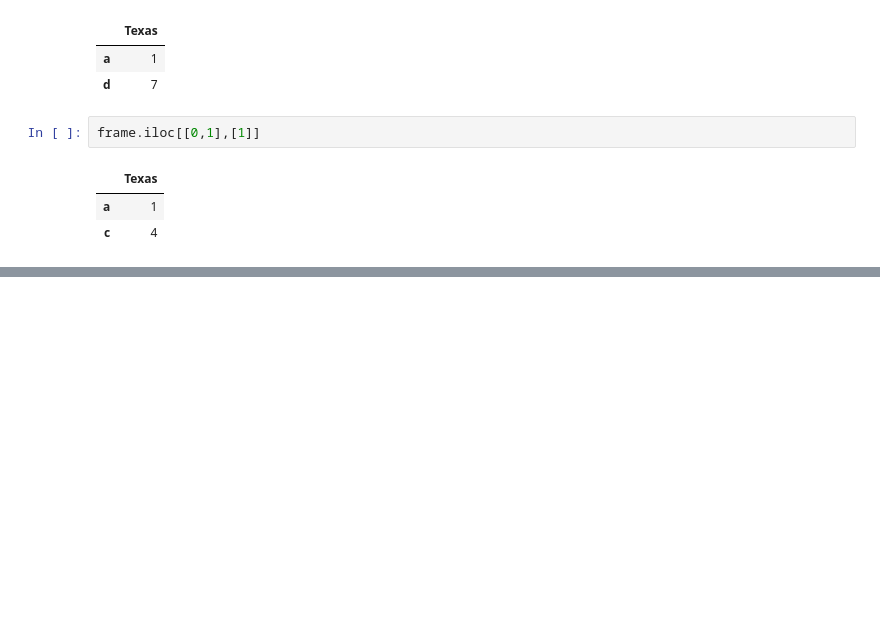
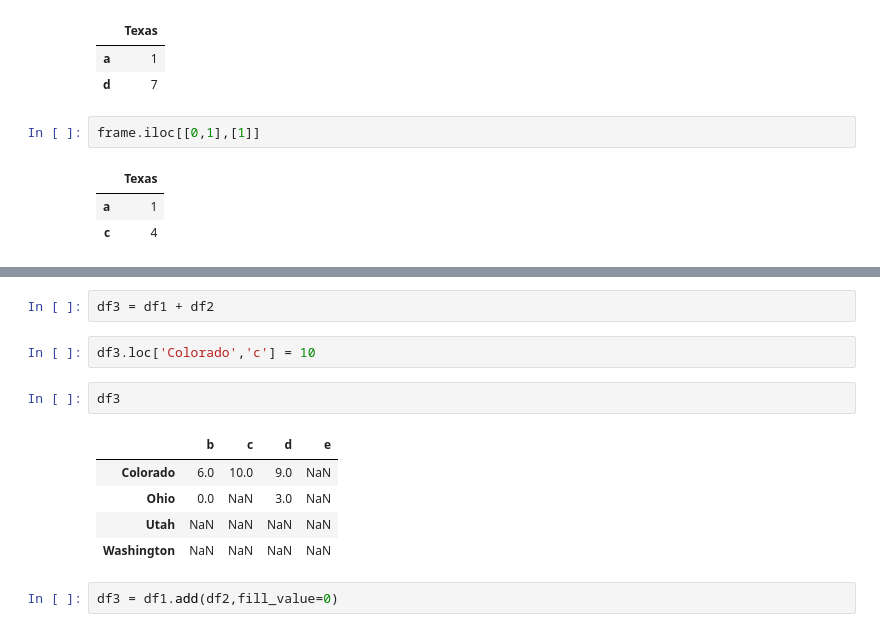
Before and after one commit to akshatkhatri/Python_data_analysis, a Jupyter notebook: Chapter5.ipynb, the cells around one changed output, grey strips where cells are left out. Saved outputs shown, nothing was run; the diff lists cells and outputs as text; blank space fills up the shorter version.

```diff
--- a/Chapter5.ipynb
+++ b/Chapter5.ipynb
@@ -178,0 +431,14 @@ frame.iloc[[0,1],[1]]
+# %%
+df3 = df1 + df2
+# %%
+df3.loc['Colorado','c'] = 10
+# %%
+df3
+# %% [output]
+|  | b | c | d | e |
+| Colorado | 6.0 | 10.0 | 9.0 | NaN |
+| Ohio | 0.0 | NaN | 3.0 | NaN |
+| Utah | NaN | NaN | NaN | NaN |
+| Washington | NaN | NaN | NaN | NaN |
+# %%
+df3 = df1.add(df2,fill_value=0)
```
Also changed, not shown: parts of 76 cells of this notebook, 7 other files.
